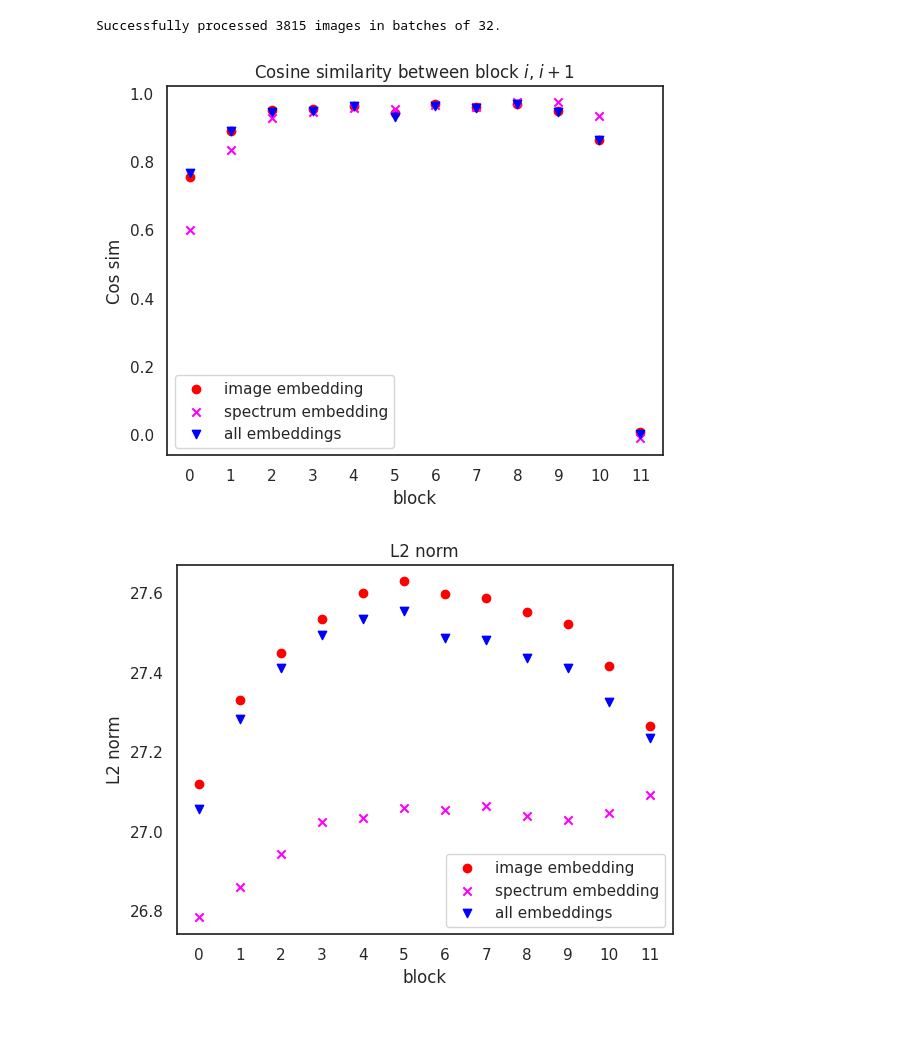
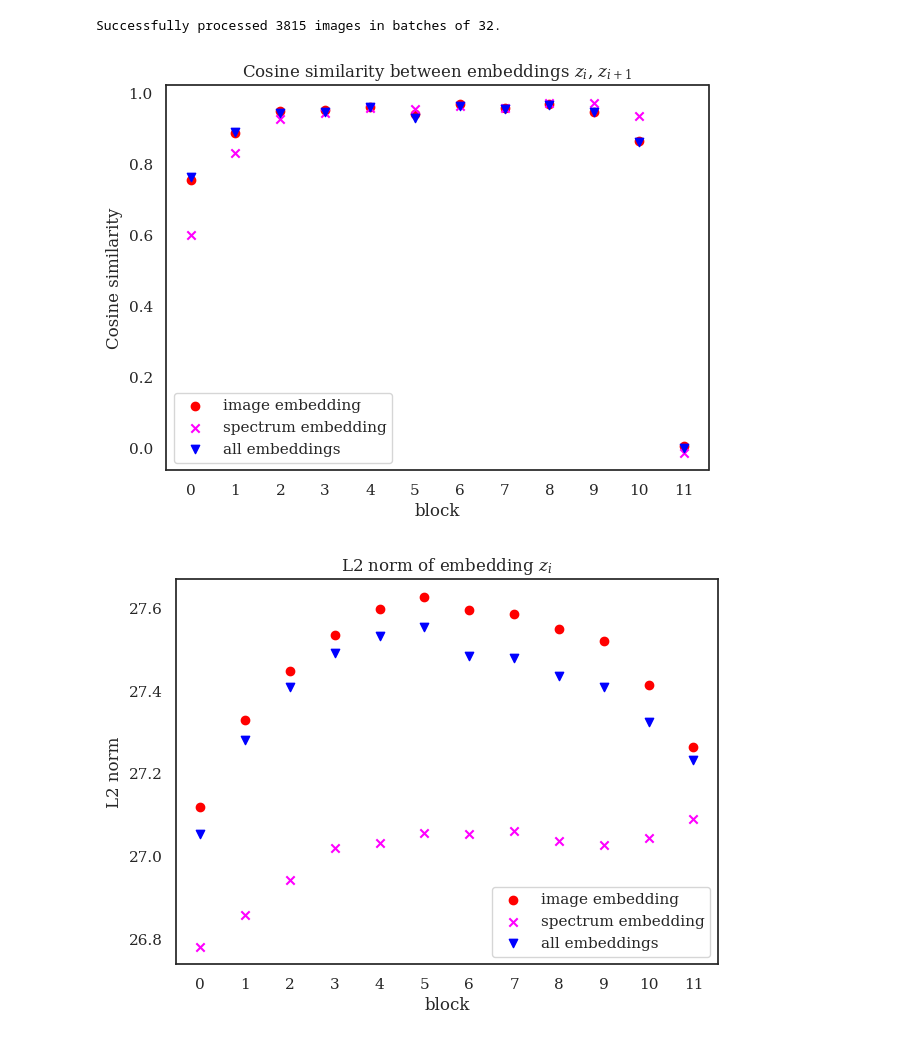
Before and after one commit to auggiemarignier/windycity, a Jupyter notebook: aion_tutorial.ipynb, the cells around one changed output. Cells and saved outputs as stored; diff of their text form; code cells hidden in the pictures.

Commit message:
fonts

```diff
--- a/aion_tutorial.ipynb
+++ b/aion_tutorial.ipynb
@@ -220,28 +220,31 @@ for b in range(num_blocks):
     all_embeddings_L2.append(np.linalg.norm(all_embeddings[b], ord = 2,axis = 1).mean())
 # %%
 import seaborn as sns
-sns.set_theme()
-sns.set_style("white")
 import matplotlib.pyplot as plt
 
 
-plt.figure()
+sns.set_theme()
+sns.set_style("white")
+plt.rcParams["font.family"] = "serif"
+plt.rcParams["mathtext.fontset"] = "dejavuserif"
+
+plt.figure(figsize = (7,5))
 plt.scatter(range(num_blocks), im_embeddings_cos_sim, color = "red", label = "image embedding")
 plt.scatter(range(num_blocks), sp_embeddings_cos_sim, color = "magenta", label = "spectrum embedding", marker = "x")
 plt.scatter(range(num_blocks), all_embeddings_cos_sim, color = "blue", label = "all embeddings", marker = "v")
 plt.xticks(range(num_blocks))
 
 plt.legend()
 plt.xlabel("block")
-plt.ylabel("Cos sim")
-plt.title("Cosine similarity between block $i$, $i+1$")
+plt.ylabel("Cosine similarity")
+plt.title("Cosine similarity between embeddings $z_i$, $z_{i+1}$")
 plt.show()
 # %% [output]
-[figure, old version]
+[figure, new version]
 # %%
 
 
-plt.figure()
+plt.figure(figsize = (7,5))
 plt.scatter(range(num_blocks), im_embeddings_L2, color = "red", label = "image embedding")
 plt.scatter(range(num_blocks), sp_embeddings_L2, color = "magenta", label = "spectrum embedding", marker = "x")
 plt.scatter(range(num_blocks), all_embeddings_L2, color = "blue", label = "all embeddings", marker = "v")
@@ -250,7 +253,8 @@ plt.xticks(range(num_blocks))
 plt.legend()
 plt.xlabel("block")
 plt.ylabel("L2 norm")
-plt.title("L2 norm")
+
+plt.title("L2 norm of embedding $z_i$")
 plt.show()
 # %% [output]
-[figure, old version]
+[figure, new version]
```
